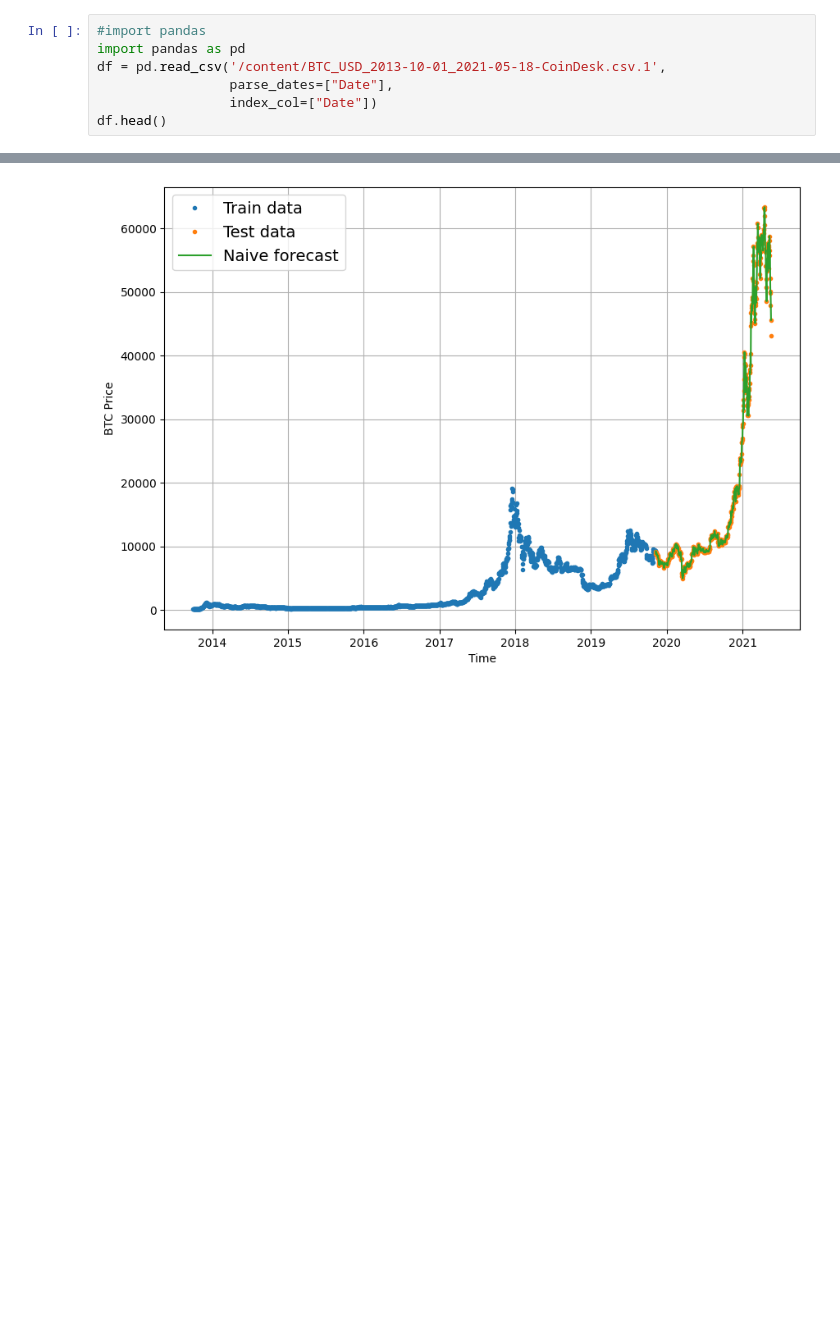
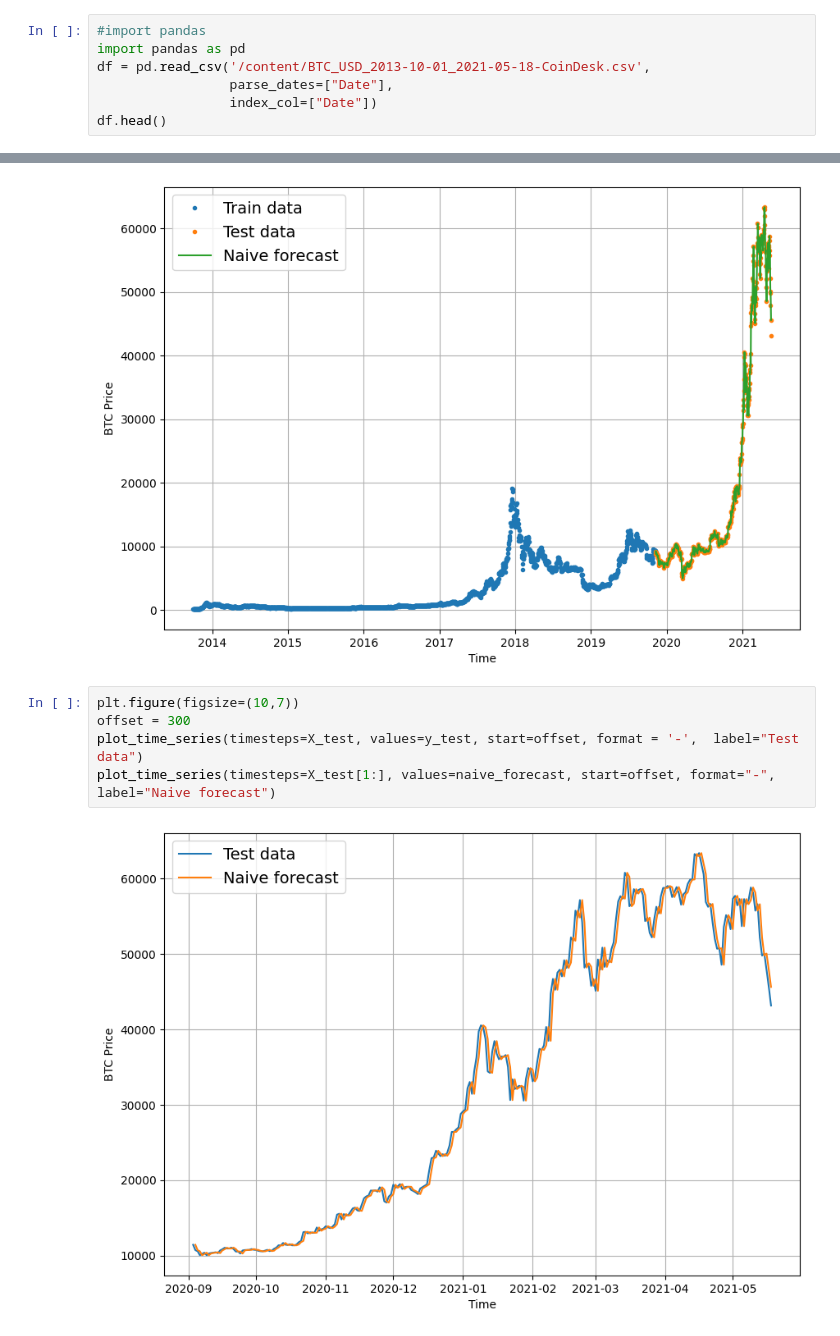
Before and after one commit to Elmir22/Data-science-ML-models-, a Jupyter notebook: 10_time_series_forecasting_in_tensorflow.ipynb, the cells around one changed output, grey strips where cells are left out. Saved outputs shown, nothing was run; the diff lists cells and outputs as text; blank space fills up the shorter version.

```diff
--- a/10_time_series_forecasting_in_tensorflow.ipynb
+++ b/10_time_series_forecasting_in_tensorflow.ipynb
@@ -16,7 +16,7 @@ BTC_USD_2013-10-01_ 100%[===================>] 174.33K  --.-KB/s    in 0.02s
 # %%
 #import pandas
 import pandas as pd
-df = pd.read_csv('/content/BTC_USD_2013-10-01_2021-05-18-CoinDesk.csv.1',
+df = pd.read_csv('/content/BTC_USD_2013-10-01_2021-05-18-CoinDesk.csv',
                  parse_dates=["Date"],
                  index_col=["Date"])
 df.head()
@@ -187,3 +208,10 @@ plot_time_series(timesteps=X_test, values=y_test, label="Test data")
 plot_time_series(timesteps=X_test[1:], values=naive_forecast, format="-", label="Naive forecast")
 # %% [output]
 [figure]
+# %%
+plt.figure(figsize=(10,7))
+offset = 300
+plot_time_series(timesteps=X_test, values=y_test, start=offset, format = '-',  label="Test data")
+plot_time_series(timesteps=X_test[1:], values=naive_forecast, start=offset, format="-", label="Naive forecast")
+# %% [output]
+[figure, added]
```
Also changed, not shown: parts of 34 cells of this notebook.
